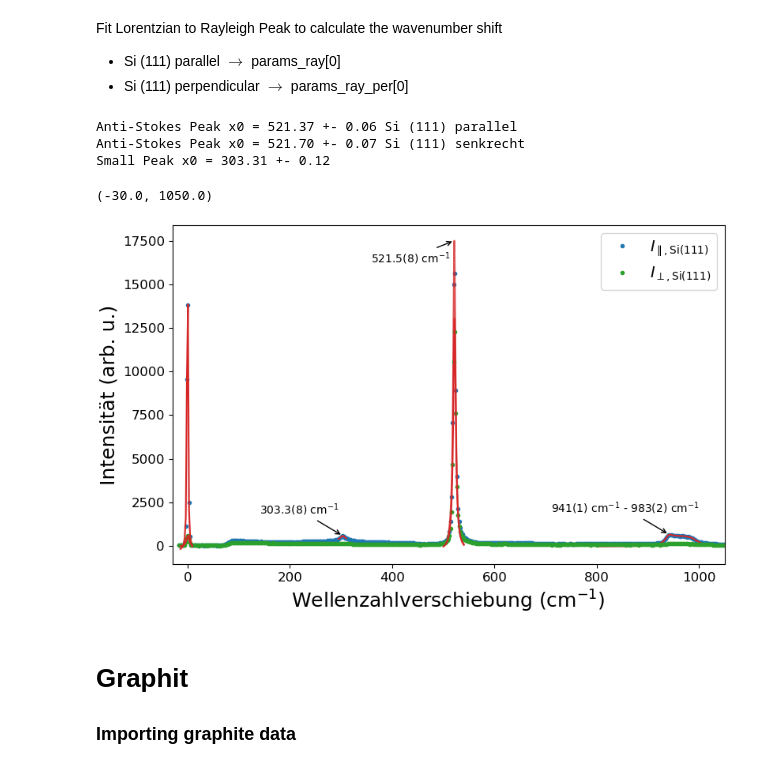
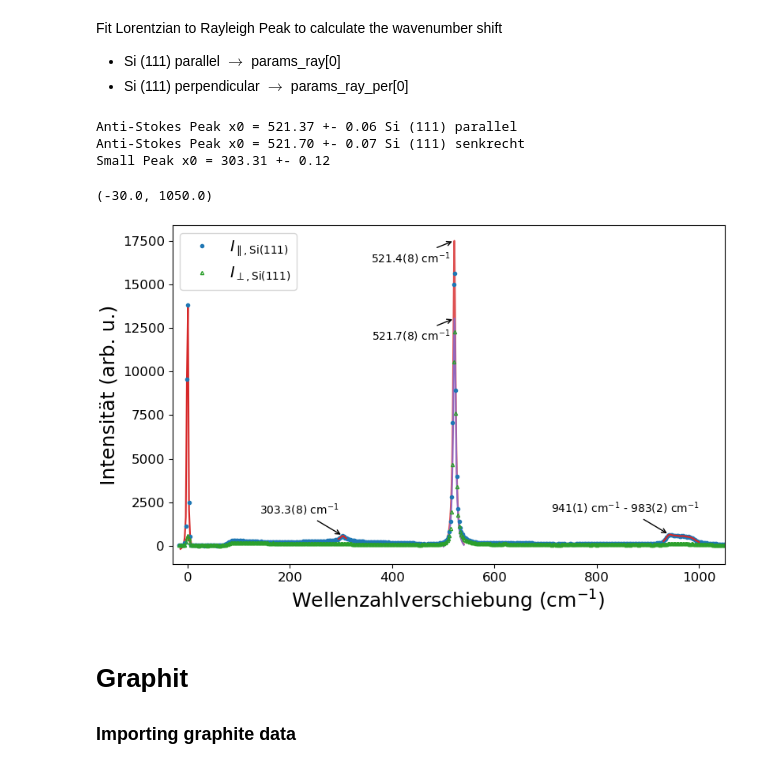
Before and after one commit to phoenixtoash/P60_Auswertung, a Jupyter notebook: notebook.ipynb, the cells around one changed output. Cells and saved outputs as stored; diff of their text form; code cells hidden in the pictures.

Commit message:
trying different options for better plots

```diff
--- a/notebook.ipynb
+++ b/notebook.ipynb
@@ -673,7 +668,7 @@ params_sp_par_error = np.sqrt(np.diag(cov_sp_par))
 print(f'Small Peak x0 = {params_sp_par[0]:.2f} +- {params_sp_par_error[0]:.2f}')
 
 
-# Fit second order peak
+# Fit second order peak between 930 - 1000 1/cm
 second_order_peak = (df_si111_parallel['Wavenumber_shifted'] > 930) & (df_si111_parallel['Wavenumber_shifted'] < 1000)
 xdata_second_order = df_si111_parallel['Wavenumber_shifted'][second_order_peak]
 ydata_second_order = df_si111_parallel['Intensity'][second_order_peak]
@@ -686,28 +681,21 @@ params_so_par_error = np.sqrt(np.diag(cov_so_par))
 # Plot data, create figure
 fig, ax = plt.subplots(figsize=(8,5), constrained_layout=True)
 
-# Si (111) parallel
-ax.plot(df_si111_parallel['Wavenumber_shifted'], df_si111_parallel['Intensity'], marker='o', ms=3, label=r'$\mathit{I}_{\parallel, Si(111)}$',
-        ls='', c=colors[0], alpha=1)
-# 520 1/cm
+
+# 520 1/cm plot
 ax.plot(x_as_peak, lorentzian(x_as_peak, *params_as_par), c=colors[3], alpha=0.8)
-# 303 1/cm
-ax.plot(xdata_small_peak_par, lorentzian(xdata_small_peak_par, *params_sp_par), c=colors[3], alpha=1)
-# 941 1/cm - 985 1/cm
-ax.plot(x_900_1100, four_lorentzian(x_900_1100, *params_so_par), c=colors[3], alpha=1)
-# ax.plot(x_900_1100, lorentzian(x_900_1100, *(list(params_so_par[0:3]) + [params_so_par[-1]])), c=colors[4])
-# ax.plot(x_900_1100, lorentzian(x_900_1100, *(list(params_so_par[3:6]) + [params_so_par[-1]])), c=colors[4])
-# ax.plot(x_900_1100, lorentzian(x_900_1100, *(list(params_so_par[6:9]) + [params_so_par[-1]])), c=colors[4])
-# ax.plot(x_900_1100, lorentzian(x_900_1100, *(list(params_so_par[9:12]) + [params_so_par[-1]])), c=colors[4])
+
+
 
 
 
 
 # Si (111) perpendicular
-ax.plot(df_si111_perpendicular['Wavenumber_shifted'], df_si111_perpendicular['Intensity'], marker='o', ms=3, label=r'$\mathit{I}_{\perp, Si(111)}$',
-        ls='', c=colors[2], alpha=1)
+# ax.plot(df_si111_perpendicular['Wavenumber_shifted'], df_si111_perpendicular['Intensity'], marker='o', ms=2, label=r'$\mathit{I}_{\perp, Si(111)}$',
+#         ls='', c=colors[2], alpha=1)
+
 # Si (111) perpendicular 521 1/cm
-ax.plot(x_as_peak, lorentzian(x_as_peak, *params_as_per), c=colors[3], alpha=1)
+ax.plot(x_as_peak, lorentzian(x_as_peak, *params_as_per), c=colors[4], alpha=1)
 
 
 # Rayleigh Peak plot 0 1/cm
@@ -717,48 +705,80 @@ ax.plot(xdata_si111_per_ray, lorentzian(xdata_si111_per_ray, *params_si111_per_r
 
 
 
+# Si (111) parallel plot
+ax.plot(df_si111_parallel['Wavenumber_shifted'], df_si111_parallel['Intensity'], marker='o', ms=3, label=r'$\mathit{I}_{\parallel, Si(111)}$',
+        ls='', c=colors[0], alpha=1)
+
+
+# Si (111) perpendicular plot
+ax.plot(df_si111_perpendicular['Wavenumber_shifted'], df_si111_perpendicular['Intensity'], marker='^', ms=3, label=r'$\mathit{I}_{\perp, Si(111)}$',
+        ls='', c=colors[2], alpha=1, fillstyle='none')
+
+
+# 303 1/cm plot
+ax.plot(xdata_small_peak_par, lorentzian(xdata_small_peak_par, *params_sp_par), c=colors[3], alpha=1)
+
+# 941 1/cm - 985 1/cm plot
+ax.plot(xdata_second_order, four_lorentzian(xdata_second_order, *params_so_par), c=colors[3], alpha=1)
+# ax.plot(x_900_1100, lorentzian(x_900_1100, *(list(params_so_par[0:3]) + [params_so_par[-1]])), c=colors[4])
+# ax.plot(x_900_1100, lorentzian(x_900_1100, *(list(params_so_par[3:6]) + [params_so_par[-1]])), c=colors[4])
+# ax.plot(x_900_1100, lorentzian(x_900_1100, *(list(params_so_par[6:9]) + [params_so_par[-1]])), c=colors[4])
+# ax.plot(x_900_1100, lorentzian(x_900_1100, *(list(params_so_par[9:12]) + [params_so_par[-1]])), c=colors[4])
+
+
 # Annotations
 annotate_params = {
     'xycoords':'data', 'textcoords':'offset points', 'arrowprops':dict(arrowstyle="->"), 'ha':'center'
 }
-# 303 1/cm
+# 303 1/cm annotation
 ax.annotate(text=f'{params_sp_par[0]:.1f}({sum_of_errors([params_sp_par_error[0], wavenumber_error])*10:.0f})' + r' $cm^{-1}$',
             xy= (params_sp_par[0], params_sp_par[2] + params_sp_par[-1]),
             xytext=(-40,20), **annotate_params)
-# 521-522 1/cm
-ax.annotate(text=f'{(params_as_par[0]+params_as_per[0])/2:.1f}({sum_of_errors([params_as_par_error[0], params_as_per_error[0], wavenumber_error])*10:.0f})' + r' $cm^{-1}$',
+
+# 521-522 1/cm annotation combined
+# ax.annotate(text=f'{(params_as_par[0]+params_as_per[0])/2:.1f}({sum_of_errors([params_as_par_error[0], params_as_per_error[0], wavenumber_error])*10:.0f})' + r' $cm^{-1}$',
+#             xy= (params_as_par[0], params_as_par[2] + params_as_par[-1]),
+#             xytext=(-40,-20), **annotate_params)
+
+ax.annotate(text=f'{params_as_par[0]:.1f}({sum_of_errors([params_as_par_error[0], wavenumber_error])*10:.0f})' + r' $cm^{-1}$',
             xy= (params_as_par[0], params_as_par[2] + params_as_par[-1]),
             xytext=(-40,-20), **annotate_params)
-# ax.annotate(text=f'{params_as_per[0]:.1f}({sum_of_errors([params_as_per_error[0], wavenumber_error])*10:.0f})' + r' $cm^{-1}$',
-#             xy= (params_as_per[0], params_as_per[2] + params_as_per[-1]),
-#             xytext=(-40,-20), **annotate_params)
+
+
+
+# 522 1/cm perpendicular
+ax.annotate(text=f'{params_as_per[0]:.1f}({sum_of_errors([params_as_per_error[0], wavenumber_error])*10:.0f})' + r' $cm^{-1}$',
+            xy= (params_as_per[0], params_as_per[2] + params_as_per[-1]),
+            xytext=(-40,-20), **annotate_params)
+
 # 941 1/cm - 983 1/cm
 ax.annotate(text=f'{params_so_par[0]:.0f}({sum_of_errors([params_so_par_error[0], wavenumber_error]):.0f})'
             + r' $cm^{-1}$ - ' f'{params_so_par[9]:.0f}({sum_of_errors([params_so_par_error[9], wavenumber_error]):.0f})' r' $cm^{-1}$',
             xy= (params_so_par[0] , params_so_par[2] + params_so_par[-1] + 225),
             xytext=(-40,20), **annotate_params)
 
 
 
 
 # plot settings
 ax.set_xlabel(r'Wellenzahlverschiebung ($cm^{-1}$)', fontsize=18)
 ax.set_ylabel('Intensität (arb. u.)', fontsize=18)
 ax.tick_params(axis='both', which='major', labelsize=12)
-ax.legend(fontsize=14)
+ax.legend(fontsize=14, loc=2)
+ax.set_xlim(-30,1050)
 # for zoomed in view
 # ax.set_ylim(-50, 800)
 # ax.set_xlim(875,1050)
-ax.set_xlim(-30,1050)
+
 
 #fig.savefig(r'C:\Fortgeschrittenenpraktikum\P60\Auswertung\Bilder\si111_intensity_wavenumber.pdf', dpi=300)
 #fig.savefig(r'C:\Fortgeschrittenenpraktikum\P60\Auswertung\Bilder\si111_intensity_wavenumber_secondorder.pdf', dpi=300)
 # %% [output]
 Anti-Stokes Peak x0 = 521.37 +- 0.06 Si (111) parallel
 Anti-Stokes Peak x0 = 521.70 +- 0.07 Si (111) senkrecht
 Small Peak x0 = 303.31 +- 0.12
 (-30.0, 1050.0)
-[figure, old version]
+[figure, new version]
 # %% [markdown]
 # Graphit
 
```
Also changed, not shown: parts of 6 cells of this notebook, 4 other files.
